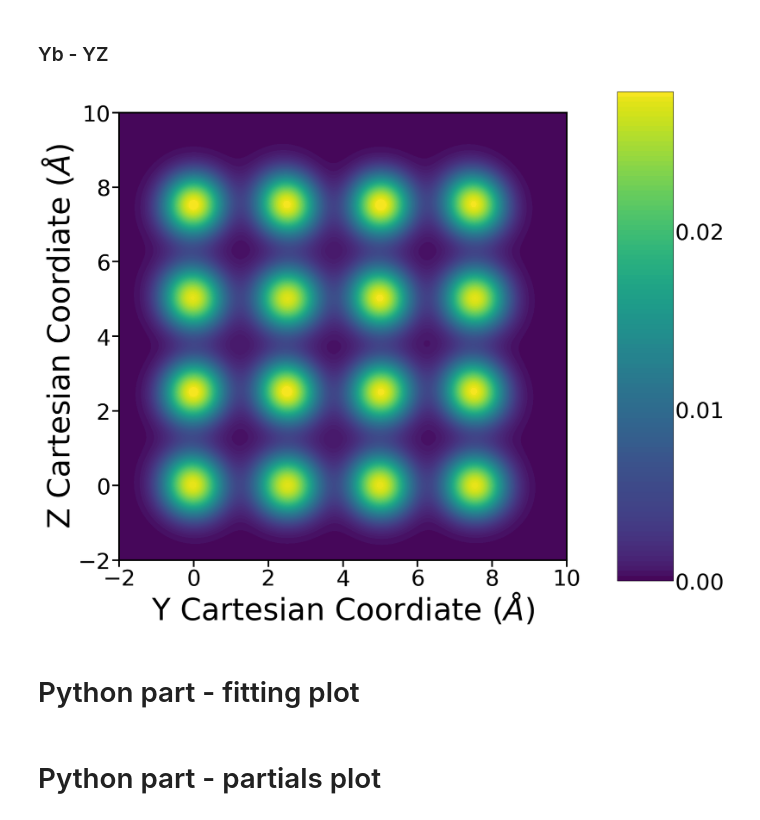
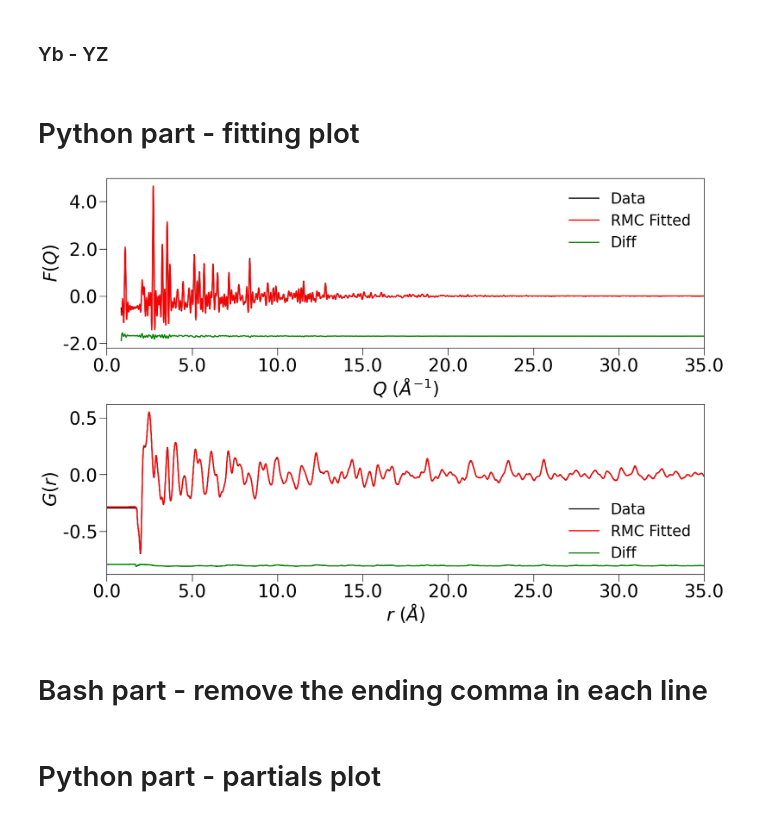
Before and after one commit to Kvieta1990/Working_Proj, a Jupyter notebook: Research/HDZ_RMC/RMC_Optimal_fittings/ytso_0_try6_retry12/All_Analysis.ipynb, the cells around one changed output. Drawn from its saved outputs; the diff is of its cells as text; code cells hidden in the pictures.

```diff
--- a/Research/HDZ_RMC/RMC_Optimal_fittings/ytso_0_try6_retry12/All_Analysis.ipynb
+++ b/Research/HDZ_RMC/RMC_Optimal_fittings/ytso_0_try6_retry12/All_Analysis.ipynb
@@ -263,13 +262,77 @@ YbYZ = sns.kdeplot(
     cbar_ax=ax2,
     cbar_kws={"ticks": [0, 0.01, 0.02]},
     cmap="viridis",
-    shade=True,
     ax=ax1
 )
 
 YbYZ.set_xlabel(xlabel='Y Cartesian Coordiate ($\AA$)', fontsize=55);
 YbYZ.set_ylabel(ylabel='Z Cartesian Coordiate ($\AA$)', fontsize=55);
-# %% [output]
-[figure, removed]
 # %% [markdown]
 # Python part - fitting plot
+# %%
+# S(Q)
+sofq_data = stem_name + "_SQ1.csv"
+sofq_df = pd.read_csv(sofq_data)
+
+sofq_q = sofq_df['Q (Ang^-1)'].tolist()
+sofq_fitted = sofq_df[' RMC'].tolist()
+sofq_data = sofq_df[' Data'].tolist()
+sofq_diff = list()
+for item1, item2 in zip(sofq_fitted, sofq_data):
+    sofq_diff.append(item1 - item2 - 1.7)
+
+f = plt.figure(figsize=(18, 12))
+gs = gridspec.GridSpec(2, 1, height_ratios=[1, 1], hspace=0.33)
+ax1 = plt.subplot(gs[0, 0])
+ax2 = plt.subplot(gs[1, 0])
+
+ax1.plot(sofq_q, sofq_data, 'k-', label="Data", linewidth=2)
+ax1.plot(sofq_q, sofq_fitted, 'r-', label="RMC Fitted", linewidth=2)
+ax1.plot(sofq_q, sofq_diff, 'g-', label="Diff", linewidth=2)
+
+ax1.set_xlim([0, 35])
+# ax1.set_ylim([0, 35])
+ax1.tick_params(axis='x', direction='out', length=12, width=1, labelsize=30)
+ax1.tick_params(axis='y', direction='out', length=12, width=1, labelsize=30)
+ax1.spines['left'].set_linewidth(1)
+ax1.spines['right'].set_linewidth(1)
+ax1.spines['top'].set_linewidth(1)
+ax1.spines['bottom'].set_linewidth(1)
+ax1.set_xlabel(r"$Q$ ($\AA^{-1}$)", fontdict={'size': 30})
+ax1.set_ylabel(r"$F(Q)$", fontdict={'size': 30})
+ax1.legend(fontsize=25, frameon=False)
+ax1.yaxis.set_major_formatter(FormatStrFormatter('%.1f'))
+ax1.xaxis.set_major_formatter(FormatStrFormatter('%.1f'))
+
+# PDF
+pdf_data = stem_name + "_PDF1.csv"
+pdf_df = pd.read_csv(pdf_data)
+
+pdf_r = pdf_df['r (Ang)'].tolist()
+pdf_fitted = pdf_df[' PDF (RMC)'].tolist()
+pdf_data = pdf_df[' PDF (Expt)'].tolist()
+pdf_diff = list()
+for item1, item2 in zip(pdf_fitted, pdf_data):
+    pdf_diff.append(item1 - item2 - 0.8)
+
+ax2.plot(pdf_r, pdf_data, 'k-', label="Data", linewidth=2)
+ax2.plot(pdf_r, pdf_fitted, 'r-', label="RMC Fitted", linewidth=2)
+ax2.plot(pdf_r, pdf_diff, 'g-', label="Diff", linewidth=2)
+
+ax2.set_xlim([0, 35])
+# ax2.set_ylim([0, 35])
+ax2.tick_params(axis='x', direction='out', length=12, width=1, labelsize=30)
+ax2.tick_params(axis='y', direction='out', length=12, width=1, labelsize=30)
+ax2.spines['left'].set_linewidth(1)
+ax2.spines['right'].set_linewidth(1)
+ax2.spines['top'].set_linewidth(1)
+ax2.spines['bottom'].set_linewidth(1)
+ax2.set_xlabel(r"$r$ ($\AA$)", fontdict={'size': 30})
+ax2.set_ylabel(r"$G(r)$", fontdict={'size': 30})
+ax2.legend(fontsize=25, frameon=False)
+ax2.yaxis.set_major_formatter(FormatStrFormatter('%.1f'))
+ax2.xaxis.set_major_formatter(FormatStrFormatter('%.1f'))
+# %% [output]
+[figure, added]
+# %% [markdown]
+# Bash part - remove the ending comma in each line
```
Also changed, not shown: parts of 9 cells of this notebook, 2 other files.
